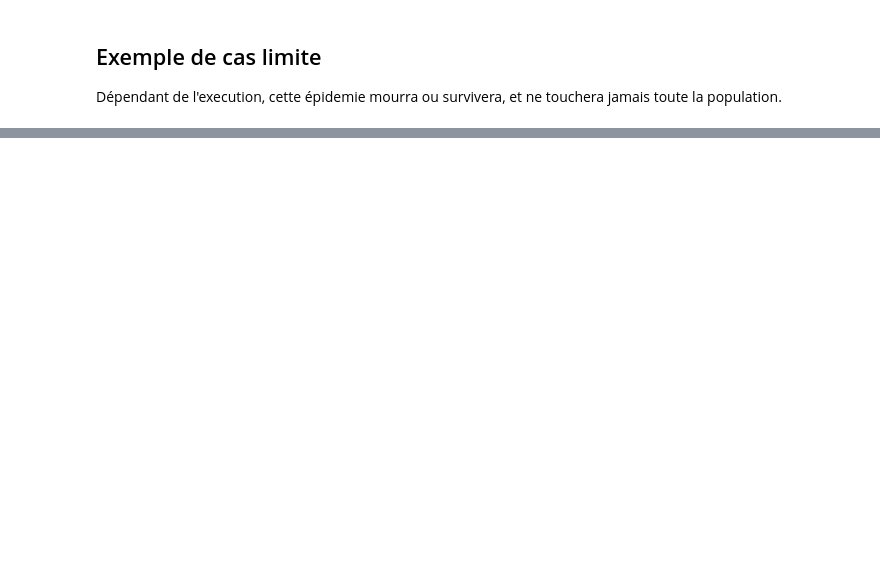
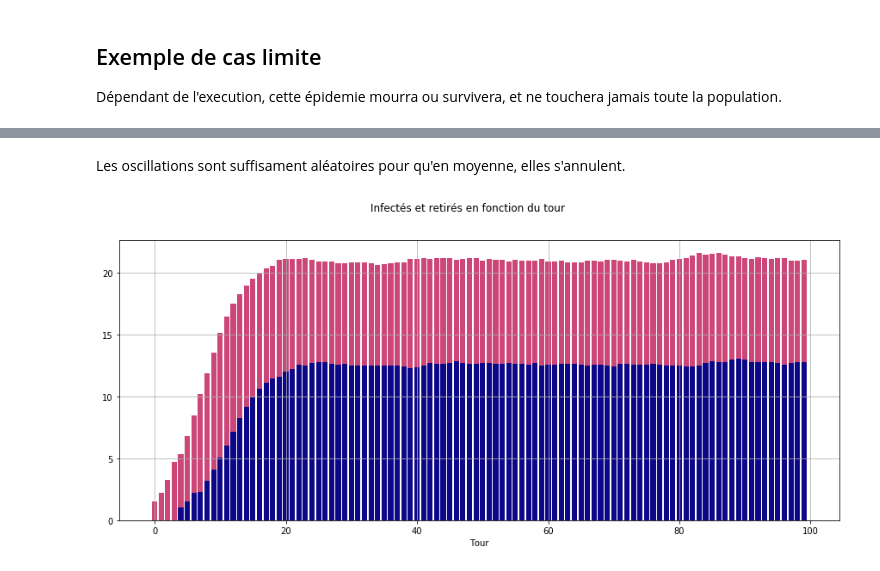
Before and after one commit to farid-fari/epidemics, a Jupyter notebook: epidemics/Exemples.ipynb, the cells around one changed output, grey strips where cells are left out. Saved outputs shown, nothing was run; the diff lists cells and outputs as text; code cells hidden in the pictures; blank space fills up the shorter version.

```diff
--- a/epidemics/Exemples.ipynb
+++ b/epidemics/Exemples.ipynb
@@ -27,0 +39,6 @@ sir.plot(100, 3, 0.05, 20, density=0.07)
+# %% [markdown]
+Les oscillations sont suffisament aléatoires pour qu'en moyenne, elles s'annulent.
+# %%
+sirs_stats.plot_avg()
+# %% [output]
+[figure, added]
```
Also changed, not shown: parts of 7 cells of this notebook, 5 other files.
